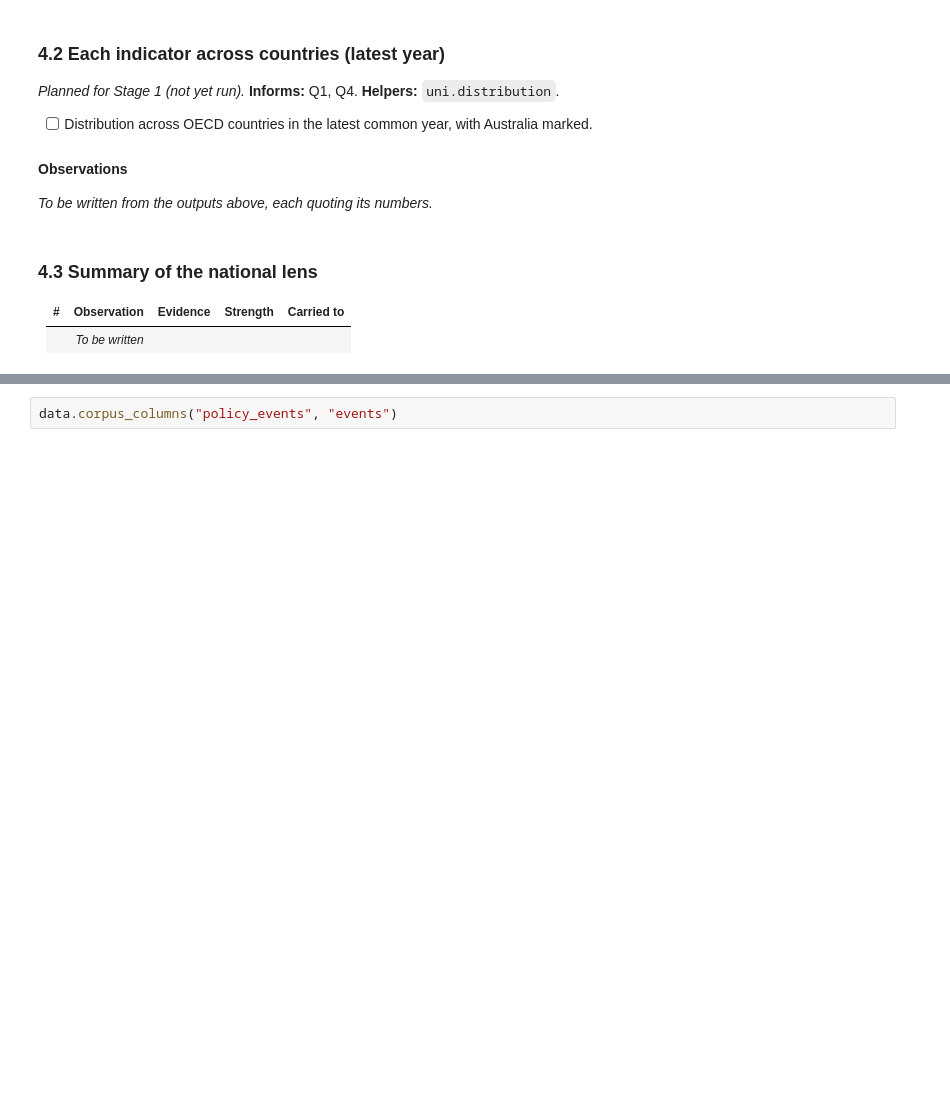
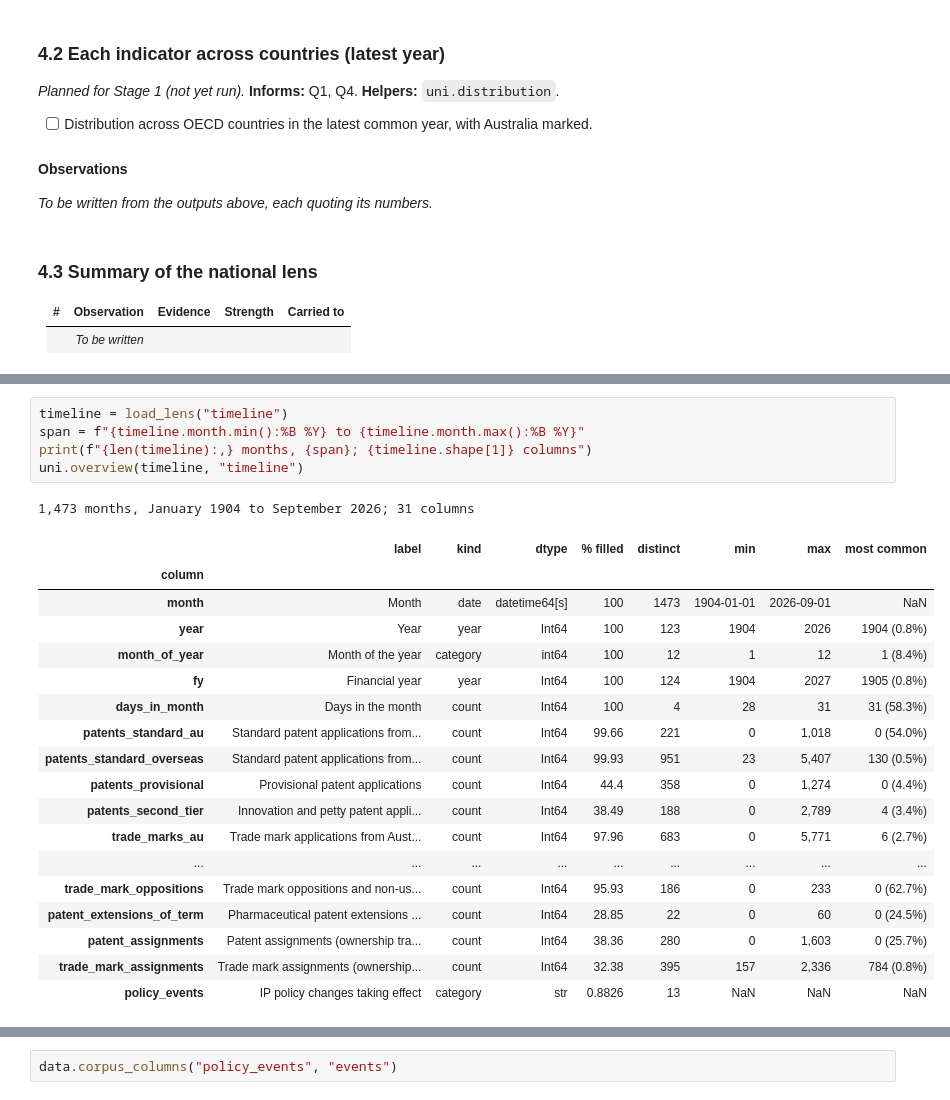
Before and after one commit to Thomas-Amann-IPAustralia/Aus-GII-Breakdown, a Jupyter notebook: analysis/notebooks/01_univariate.ipynb, the cells around one changed output, grey strips where cells are left out. Drawn from its saved outputs; the diff is of its cells as text; blank space fills up the shorter version.

```diff
--- a/analysis/notebooks/01_univariate.ipynb
+++ b/analysis/notebooks/01_univariate.ipynb
@@ -449,0 +460,25 @@ _To be written from the outputs above, each quoting its numbers._
+# %%
+timeline = load_lens("timeline")
+span = f"{timeline.month.min():%B %Y} to {timeline.month.max():%B %Y}"
+print(f"{len(timeline):,} months, {span}; {timeline.shape[1]} columns")
+uni.overview(timeline, "timeline")
+# %% [output]
+1,473 months, January 1904 to September 2026; 31 columns
+|  | label | kind | dtype | % filled | distinct | min | max | most common |
+| column |  |  |  |  |  |  |  |  |
+| month | Month | date | datetime64[s] | 100 | 1473 | 1904-01-01 | 2026-09-01 | NaN |
+| year | Year | year | Int64 | 100 | 123 | 1904 | 2026 | 1904 (0.8%) |
+| month_of_year | Month of the year | category | int64 | 100 | 12 | 1 | 12 | 1 (8.4%) |
+| fy | Financial year | year | Int64 | 100 | 124 | 1904 | 2027 | 1905 (0.8%) |
+| days_in_month | Days in the month | count | Int64 | 100 | 4 | 28 | 31 | 31 (58.3%) |
+| patents_standard_au | Standard patent applications from... | count | Int64 | 99.66 | 221 | 0 | 1,018 | 0 (54.0%) |
+| patents_standard_overseas | Standard patent applications from... | count | Int64 | 99.93 | 951 | 23 | 5,407 | 130 (0.5%) |
+| patents_provisional | Provisional patent applications | count | Int64 | 44.4 | 358 | 0 | 1,274 | 0 (4.4%) |
+| patents_second_tier | Innovation and petty patent appli... | count | Int64 | 38.49 | 188 | 0 | 2,789 | 4 (3.4%) |
+| trade_marks_au | Trade mark applications from Aust... | count | Int64 | 97.96 | 683 | 0 | 5,771 | 6 (2.7%) |
+| ... | ... | ... | ... | ... | ... | ... | ... | ... |
+| trade_mark_oppositions | Trade mark oppositions and non-us... | count | Int64 | 95.93 | 186 | 0 | 233 | 0 (62.7%) |
+| patent_extensions_of_term | Pharmaceutical patent extensions ... | count | Int64 | 28.85 | 22 | 0 | 60 | 0 (24.5%) |
+| patent_assignments | Patent assignments (ownership tra... | count | Int64 | 38.36 | 280 | 0 | 1,603 | 0 (25.7%) |
+| trade_mark_assignments | Trade mark assignments (ownership... | count | Int64 | 32.38 | 395 | 157 | 2,336 | 784 (0.8%) |
+| policy_events | IP policy changes taking effect | category | str | 0.8826 | 13 | NaN | NaN | NaN |
```
Also changed, not shown: parts of 15 cells of this notebook, 2 other files.
